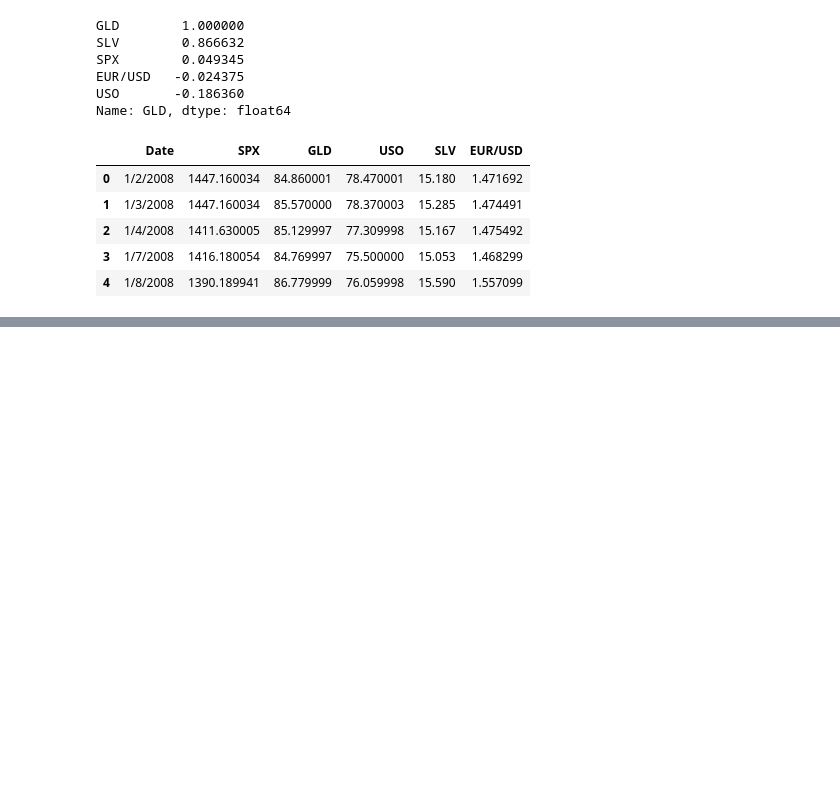
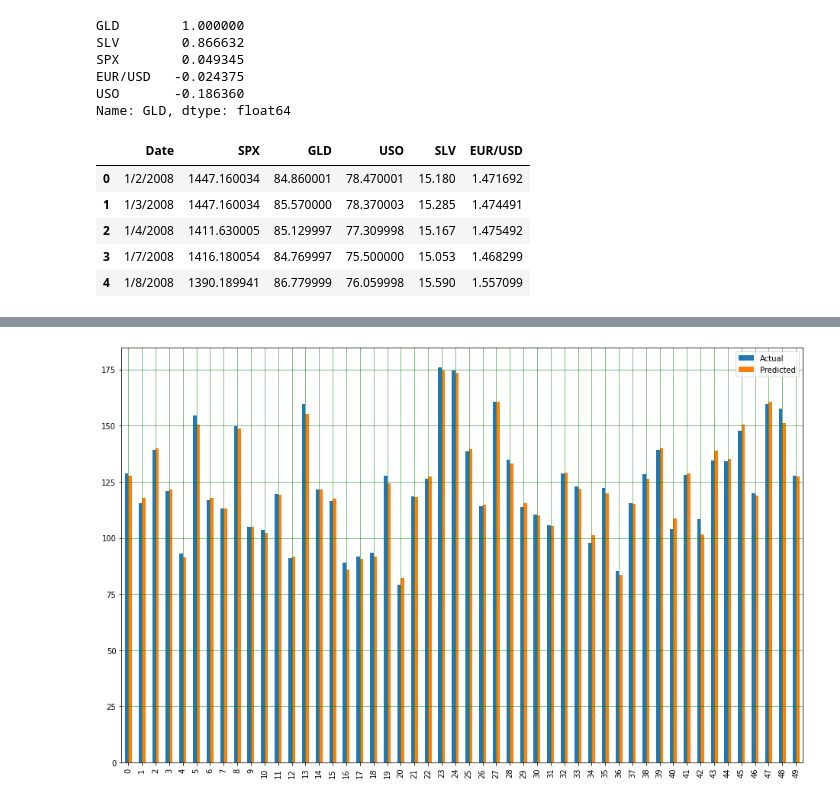
Before and after one commit to MithunRosinth/Coding, a Jupyter notebook: DM_ML/Case_Study/model_building.ipynb, the cells around one changed output, grey strips where cells are left out. Saved outputs shown, nothing was run; the diff lists cells and outputs as text; code cells hidden in the pictures; blank space fills up the shorter version.

```diff
--- a/DM_ML/Case_Study/model_building.ipynb
+++ b/DM_ML/Case_Study/model_building.ipynb
@@ -162,0 +293,3 @@ len(X_test)
+# %%
+result = pd.DataFrame({'Actual': y_test, 'Predicted': y_pred})
+result
@@ -162,0 +310,8 @@ len(X_test)
+# %%
+result_plot = result.head(50)
+result_plot.plot(kind='bar',figsize=(16,10))
+plt.grid(which='major', linestyle='-', linewidth='0.5', color='green')
+plt.grid(which='minor', linestyle=':', linewidth='0.5', color='black')
+plt.show()
+# %% [output]
+[figure, added]
```
Also changed, not shown: parts of 15 cells of this notebook.
